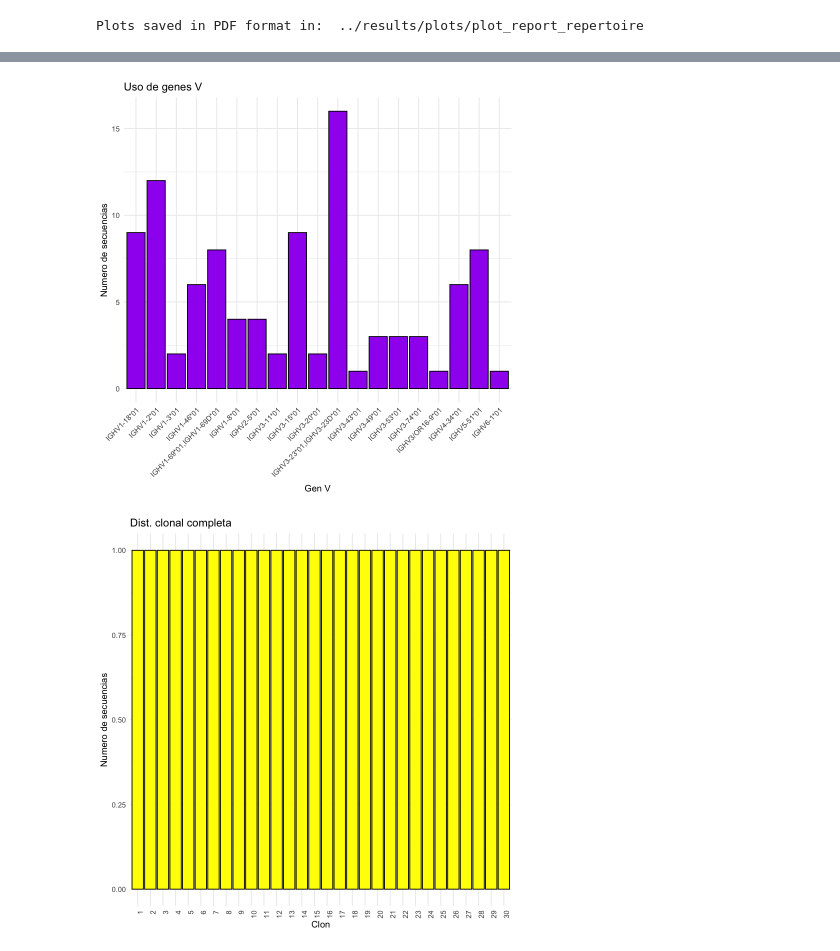
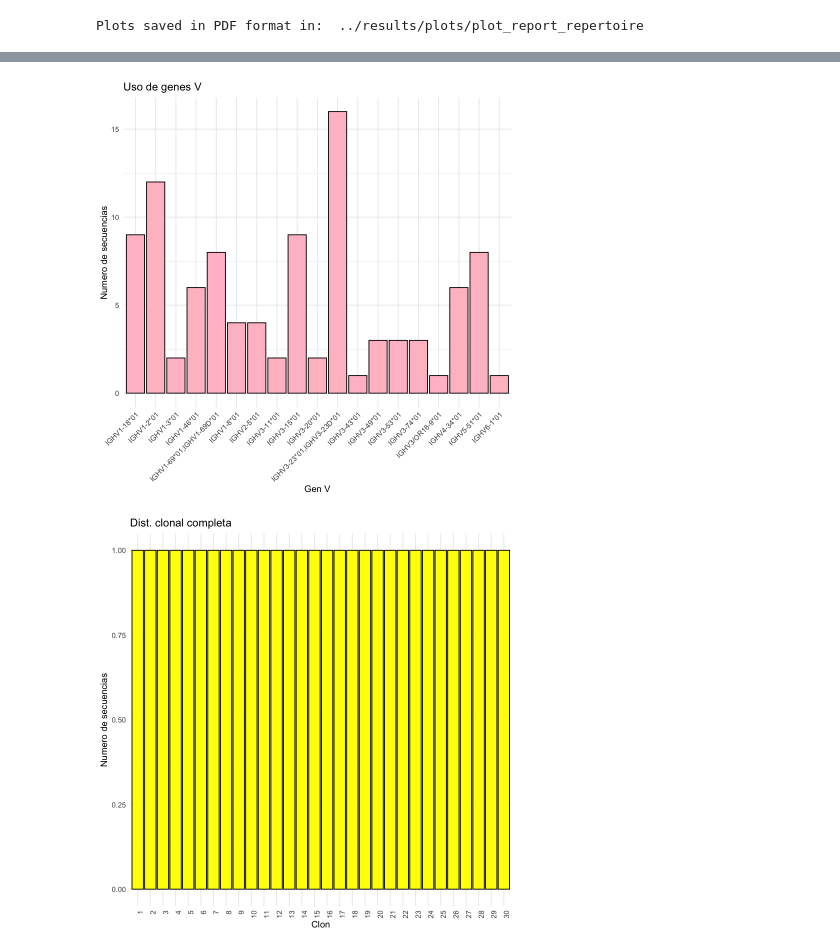
Before and after one commit to sofiacardenase/tesisbioinf-sofia, a Jupyter notebook: notebooks/plots_simulados.ipynb, the cells around one changed output, grey strips where cells are left out. Saved outputs shown, nothing was run; the diff lists cells and outputs as text; code cells hidden in the pictures.

Commit message:
plots

```diff
--- a/notebooks/plots_simulados.ipynb
+++ b/notebooks/plots_simulados.ipynb
@@ -95,14 +95,14 @@ ggplot(repertorio, aes(x = j_call)) +
 # %%
 # 3. Uso de genes V
 ggplot(repertorio, aes(x = v_call)) +
-  geom_bar(fill = "purple", color = "black") +
+  geom_bar(fill = "pink", color = "black") +
   theme_minimal() +
   labs(title = "Uso de genes V",
        x = "Gen V",
        y = "Numero de secuencias") +
   theme(axis.text.x = element_text(angle = 45, hjust = 1))
 # %% [output]
-[figure, old version]
+[figure, new version]
 # %%
 
 ## 4. Distribución clonal completa
```
Also changed, not shown: parts of 3 cells of this notebook, 6 other files.
